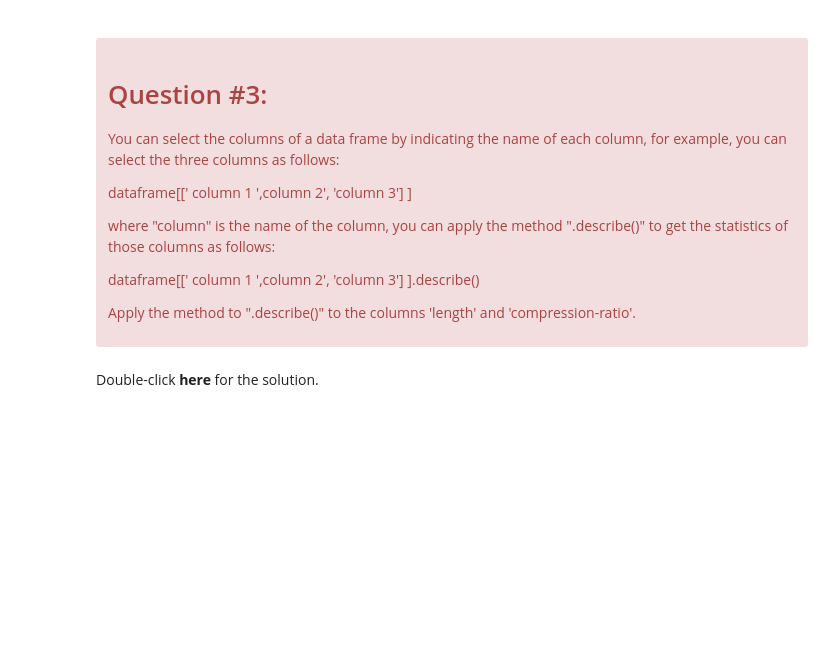
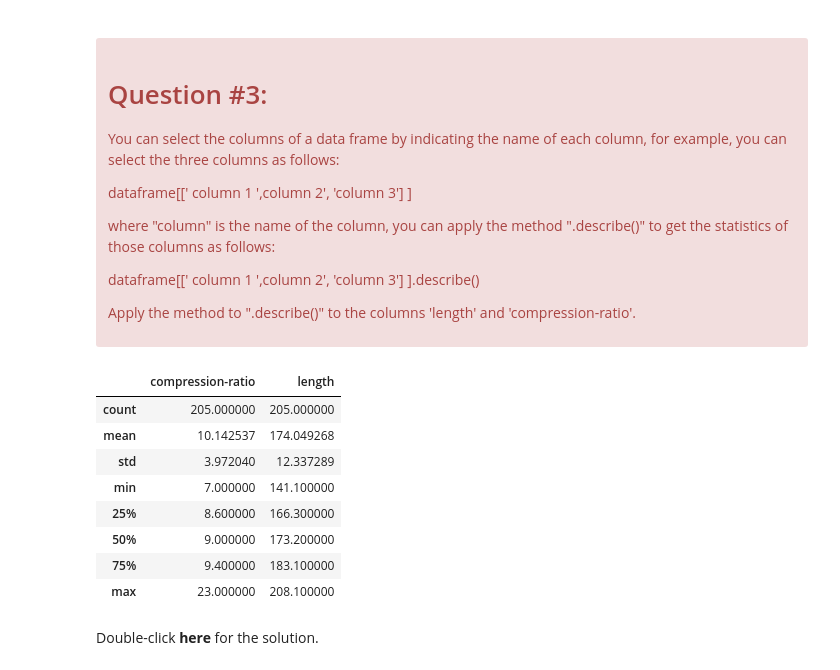
Before and after one commit to hzitoun/cognitiveclass-applied-data-science-with-python, a Jupyter notebook: 2_Data Analysis with Python/1_intro_and_pandas/DA0101EN-JL-Review-Introduction.ipynb, the cells around one changed output. Drawn from its saved outputs; the diff is of its cells as text; code cells hidden in the pictures; blank space fills up the shorter version.

```diff
--- a/2_Data Analysis with Python/1_intro_and_pandas/DA0101EN-JL-Review-Introduction.ipynb
+++ b/2_Data Analysis with Python/1_intro_and_pandas/DA0101EN-JL-Review-Introduction.ipynb
@@ -293,6 +293,18 @@ Some values in the table above show as "NaN", this is because those numbers are
 
 Apply the  method to ".describe()" to the columns 'length' and 'compression-ratio'.
 </div>
+# %%
+df[['compression-ratio', 'length']].describe()
+# %% [output]
+|  | compression-ratio | length |
+| count | 205.000000 | 205.000000 |
+| mean | 10.142537 | 174.049268 |
+| std | 3.972040 | 12.337289 |
+| min | 7.000000 | 141.100000 |
+| 25% | 8.600000 | 166.300000 |
+| 50% | 9.000000 | 173.200000 |
+| 75% | 9.400000 | 183.100000 |
+| max | 23.000000 | 208.100000 |
 # %% [markdown]
 Double-click __here__ for the solution.
 
```
Also changed, not shown: parts of 1 cell of this notebook.
